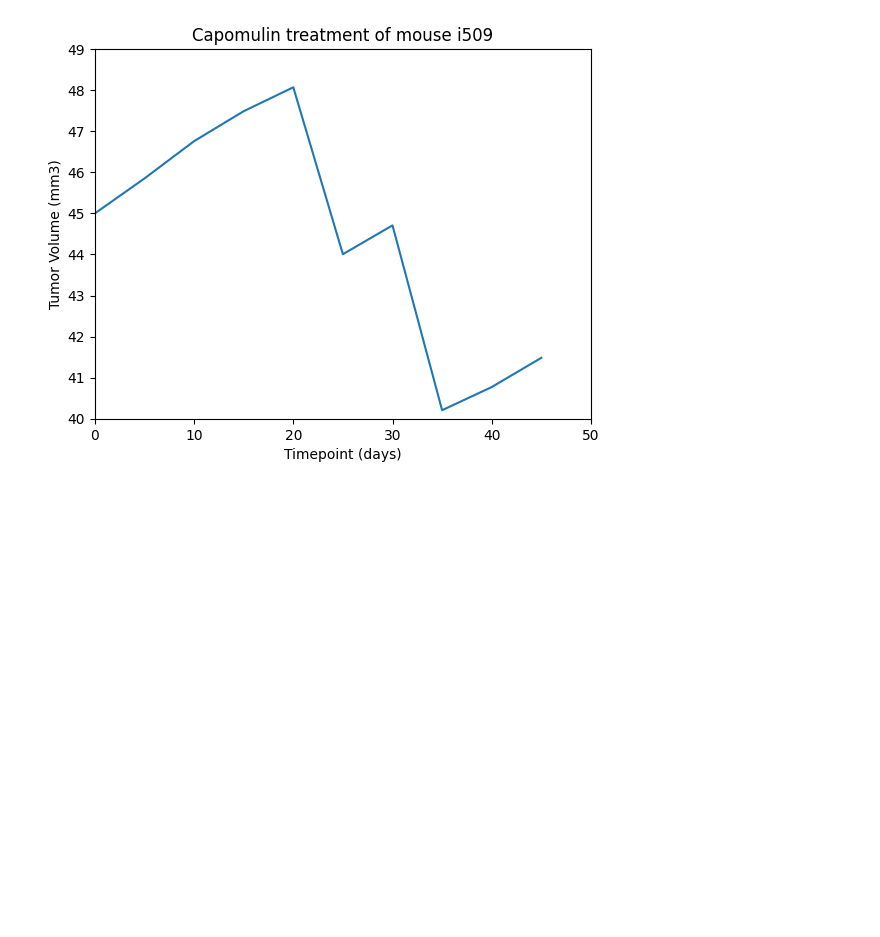
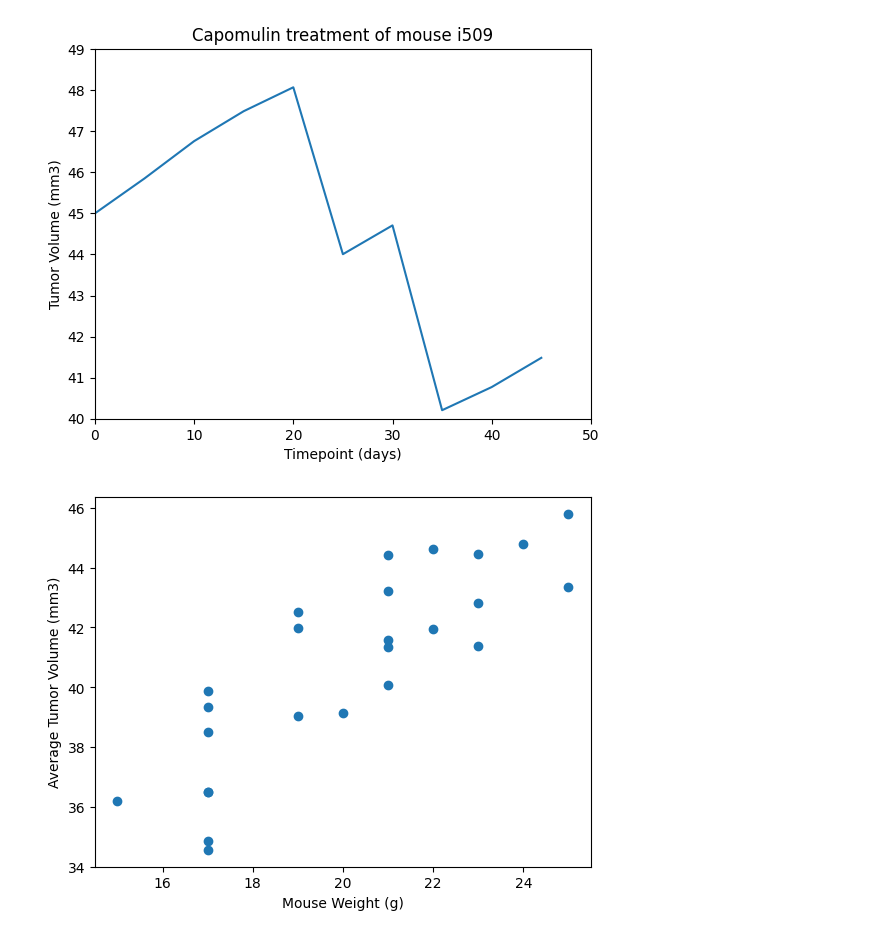
Before and after one commit to nabroo101/module_5_SCC, a Jupyter notebook: pymaceuticals.ipynb, the cells around one changed output. Drawn from its saved outputs; the diff is of its cells as text; code cells hidden in the pictures; blank space fills up the shorter version.

```diff
--- a/pymaceuticals.ipynb
+++ b/pymaceuticals.ipynb
@@ -316,0 +315,18 @@ plt.show()
+# %%
+
+capomulin_rows = clean_data.loc[clean_data["Drug Regimen"] == "Capomulin"]
+
+# Calculate the average tumor volume and mouse weight for each mouse using .loc and .mean()
+mouse_data = capomulin_rows.loc[:, ["Mouse ID", "Weight (g)", "Tumor Volume (mm3)"]].groupby("Mouse ID").mean()
+
+# Create a scatter plot of average tumor volume vs. mouse weight
+plt.scatter(mouse_data.loc[:, "Weight (g)"], mouse_data.loc[:, "Tumor Volume (mm3)"])
+
+# Add labels and a title to the plot
+plt.xlabel("Mouse Weight (g)")
+plt.ylabel("Average Tumor Volume (mm3)")
+
+# Display the plot
+plt.show()
+# %% [output]
+[figure, added]
```
Also changed, not shown: parts of 2 cells of this notebook.
